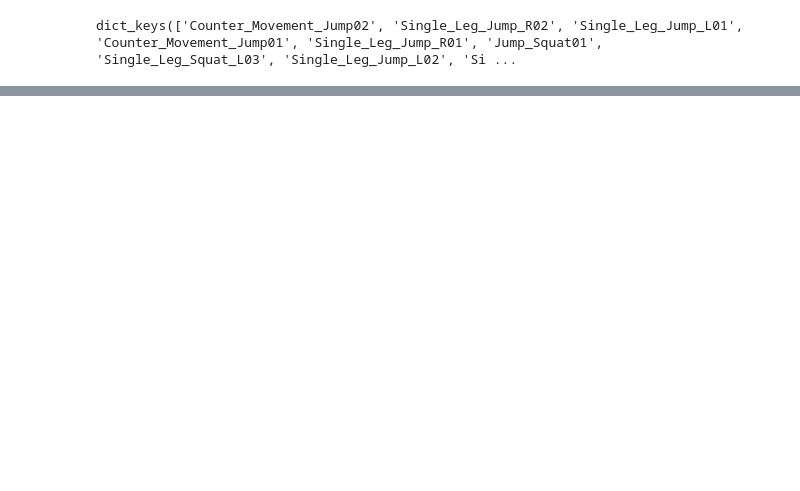
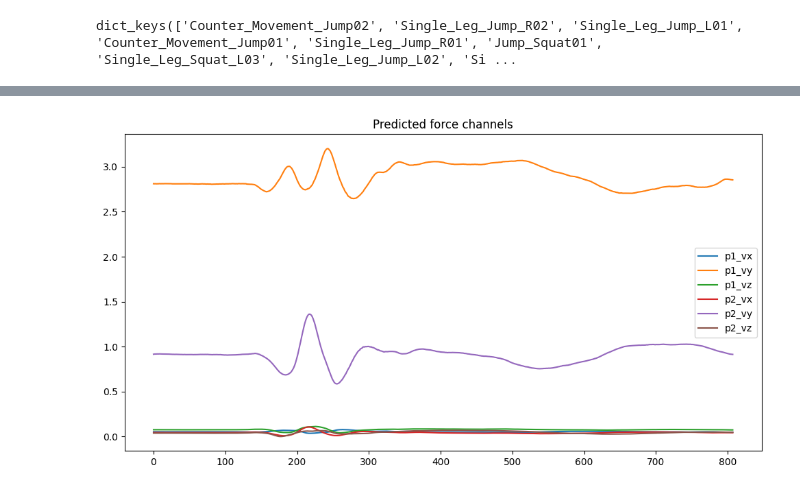
Before and after one commit to gokul-ideaslab/ai-research-forcePose-fork, a Jupyter notebook: get_data.ipynb, the cells around one changed output, grey strips where cells are left out. Cells and saved outputs as stored; diff of their text form; code cells hidden in the pictures; blank space fills up the shorter version.

```diff
--- a/get_data.ipynb
+++ b/get_data.ipynb
@@ -20,0 +62,12 @@ np.save("out_files/pred_force.npy", pred["pred_grf"])
+# %%
+labels = ["p1_vx", "p1_vy", "p1_vz", "p2_vx", "p2_vy", "p2_vz"]
+
+plt.figure(figsize=(12, 6))
+for i in range(6):
+    plt.plot(forces[:, i], label=labels[i])
+
+plt.legend()
+plt.title("Predicted force channels")
+plt.show()
+# %% [output]
+[figure, added]
```
Also changed, not shown: parts of 8 cells of this notebook, 4 other files.
